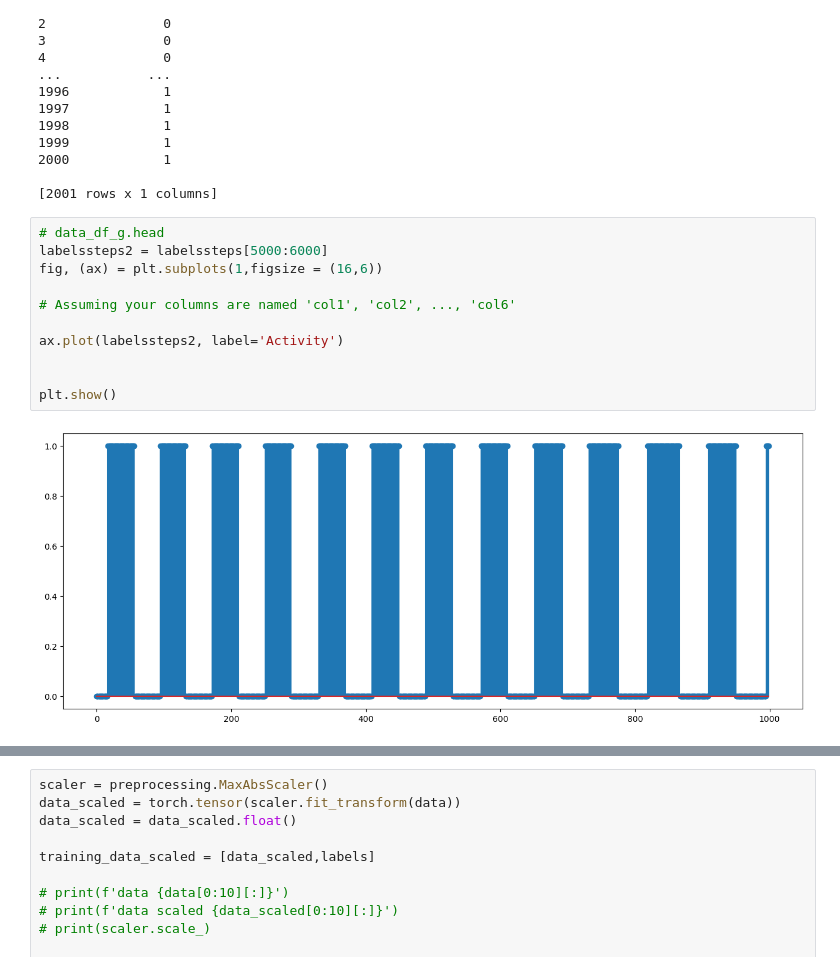
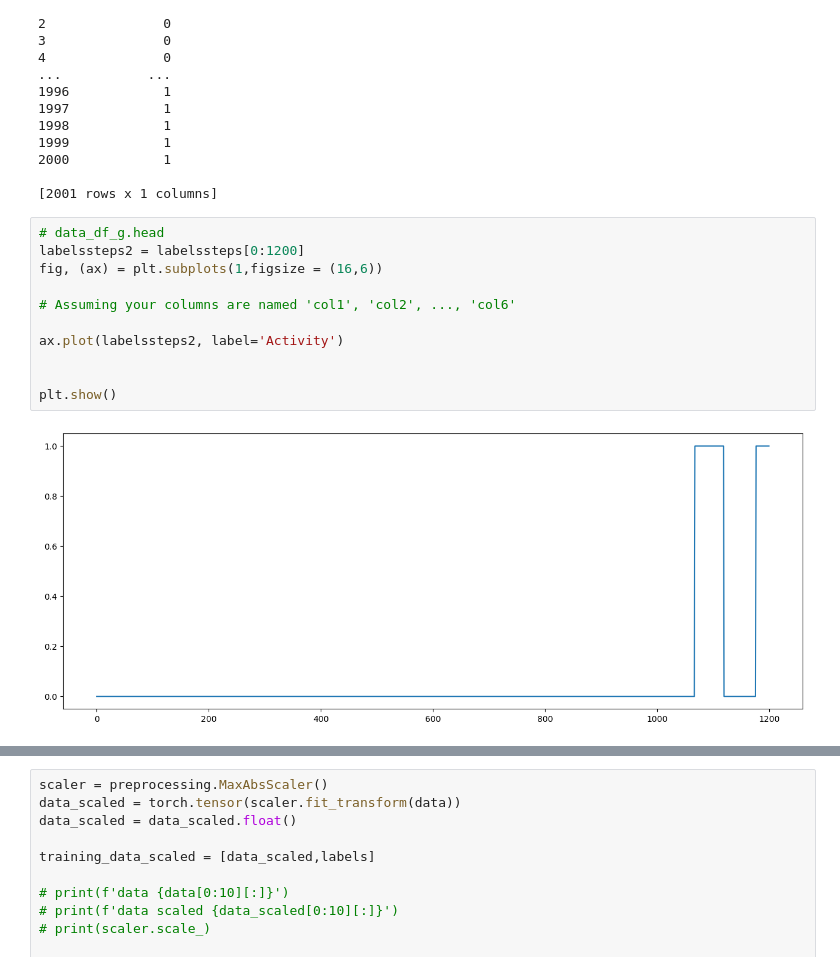
Before and after one commit to kickingitoscu/ANN_Project, a Jupyter notebook: Step_analysis_preprocessed.ipynb, the cells around one changed output, grey strips where cells are left out. Cells and saved outputs as stored; diff of their text form.

```diff
--- a/Step_analysis_preprocessed.ipynb
+++ b/Step_analysis_preprocessed.ipynb
@@ -261,14 +245,14 @@ print(labels_df_g)
 [2001 rows x 1 columns]
 # %%
 # data_df_g.head
-labelssteps2 = labelssteps[5000:6000]
+labelssteps2 = labelssteps[0:1200]
 fig, (ax) = plt.subplots(1,figsize = (16,6))
 
 # Assuming your columns are named 'col1', 'col2', ..., 'col6'
 
 ax.plot(labelssteps2, label='Activity')
 
 
 plt.show()
 # %% [output]
-[figure, old version]
+[figure, new version]
```
Also changed, not shown: parts of 3 cells of this notebook, 20 other files.
